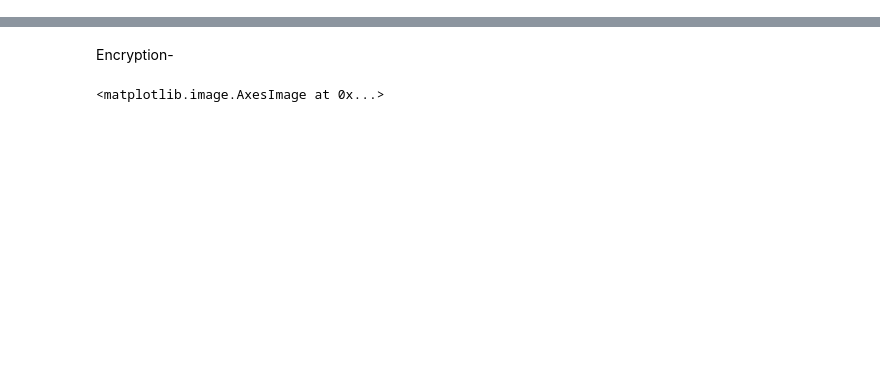
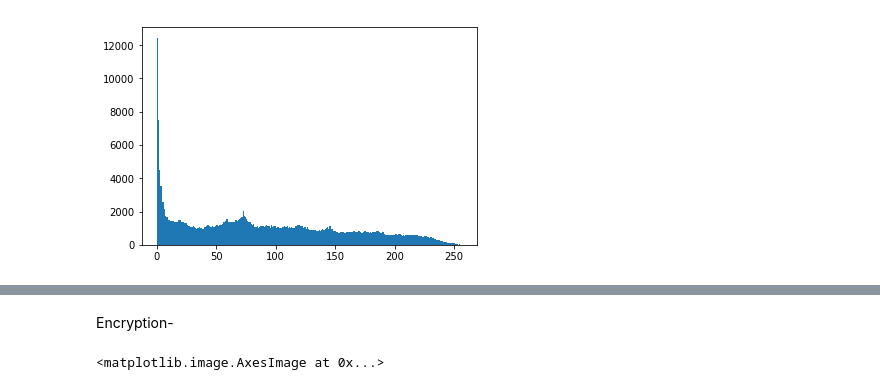
Before and after one commit to BiprarshiD/Image-Encryption-Using-the-Image-Steganography-Concept-and-PLIP-Model, a Jupyter notebook: Image Steganography.ipynb, the cells around one changed output, grey strips where cells are left out. Cells and saved outputs as stored; diff of their text form; code cells hidden in the pictures; blank space fills up the shorter version.

```diff
--- a/Image Steganography.ipynb
+++ b/Image Steganography.ipynb
@@ -27,3 +32,8 @@ plt.imshow(img2, cmap='gray')
+# %%
+plt.hist(img2.ravel(),256,[0,256])
+plt.show()
+# %% [output]
+[figure, added]
 # %%
 img1.shape
 # %% [output]
```
Also changed, not shown: parts of 13 cells of this notebook.
